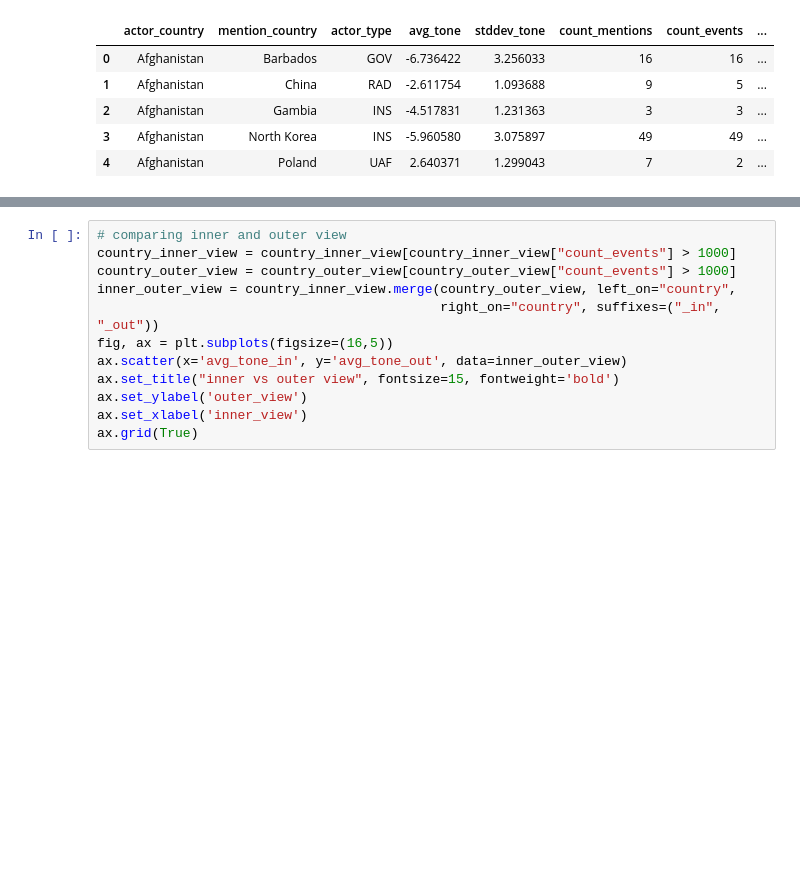
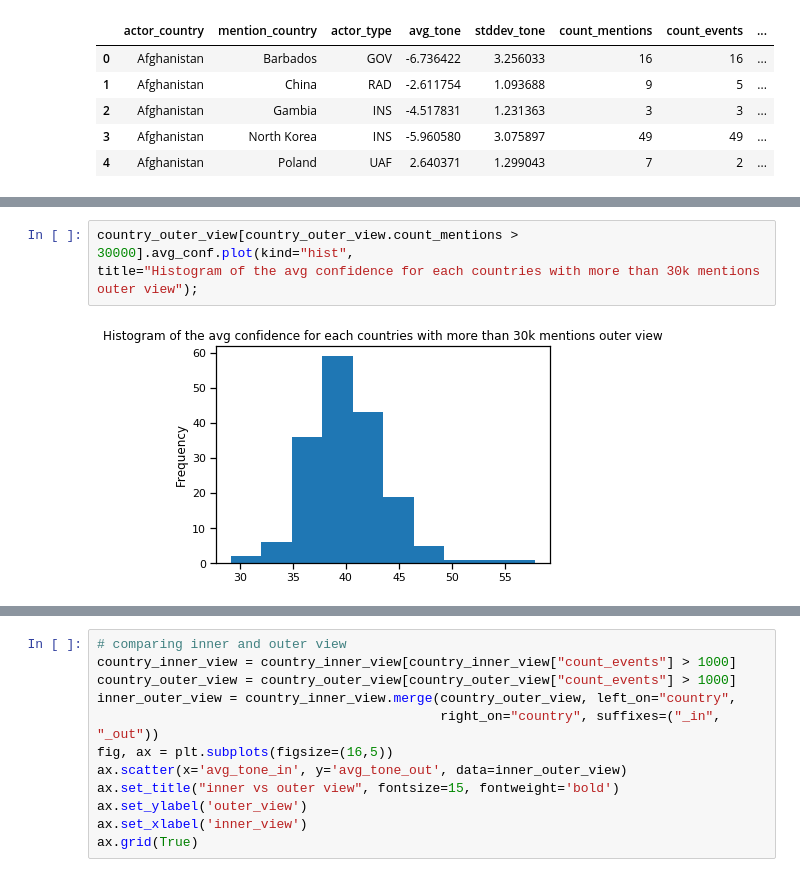
Before and after one commit to NatGr/projectAdA, a Jupyter notebook: Notebook.ipynb, the cells around one changed output, grey strips where cells are left out. Cells and saved outputs as stored; diff of their text form; blank space fills up the shorter version.

```diff
--- a/Notebook.ipynb
+++ b/Notebook.ipynb
@@ -71,0 +105,5 @@ media_to_country_view.head()
+# %%
+country_outer_view[country_outer_view.count_mentions > 30000].avg_conf.plot(kind="hist",
+title="Histogram of the avg confidence for each countries with more than 30k mentions outer view");
+# %% [output]
+[figure, added]
```
Also changed, not shown: parts of 18 cells of this notebook, 1 other file.
